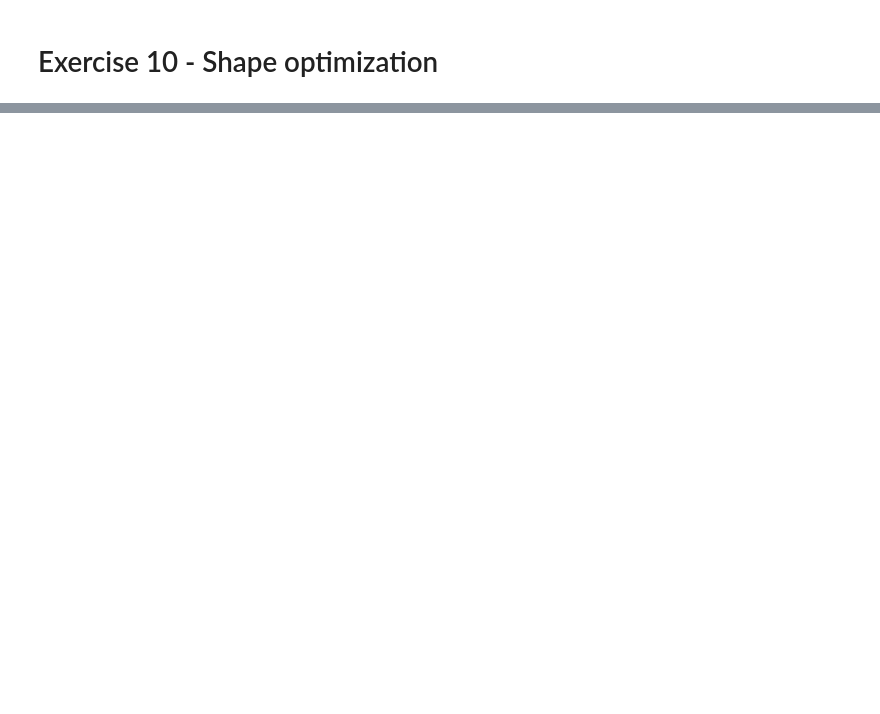
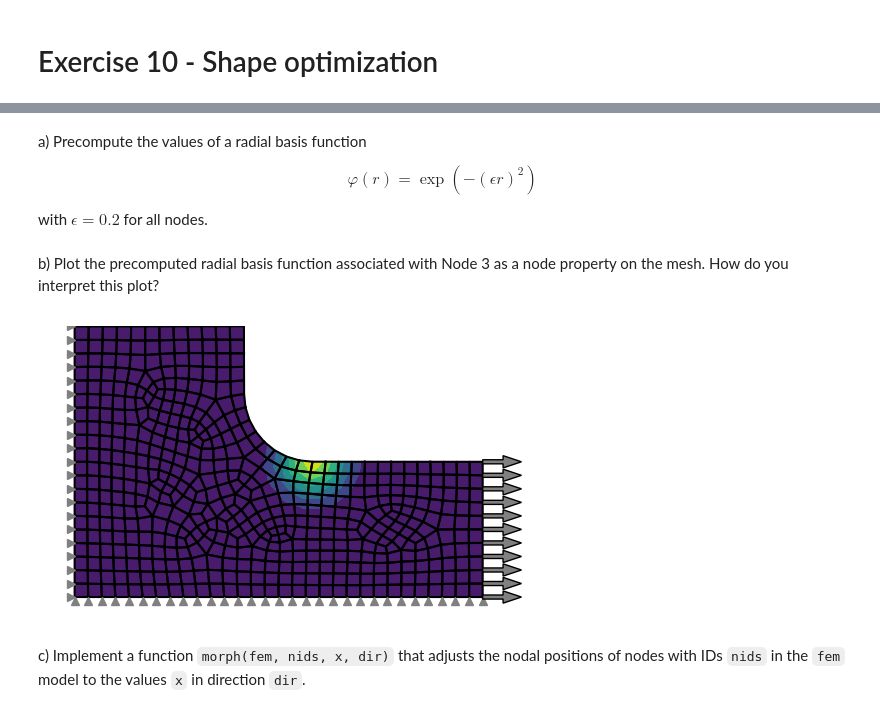
Before and after one commit to meyer-nils/structural_optimization, a Jupyter notebook: exercise_10_shape.ipynb, the cells around one changed output, grey strips where cells are left out. Saved outputs shown, nothing was run; the diff lists cells and outputs as text; code cells hidden in the pictures; blank space fills up the shorter version.

```diff
--- a/exercise_10_shape.ipynb
+++ b/exercise_10_shape.ipynb
@@ -270,0 +99,6 @@ plt.scatter(
+# %% [markdown]
+a) Precompute the values of a radial basis function
+
+$$\varphi(r) = \exp(-(\epsilon r)^2)$$
+
+with $\epsilon=0.2$ for all nodes.
@@ -270,0 +114,10 @@ plt.scatter(
+# %% [markdown]
+b) Plot the precomputed radial basis function associated with Node 3 as a node property on the mesh. How do you interpret this plot?
+# %%
+# Extract function values for RBF associated with Node 3
+rbf_3 = phi[3, :]
+fillet.plot(u, node_property=rbf_3)
+# %% [output]
+[figure, added]
+# %% [markdown]
+c) Implement a function `morph(fem, nids, x, dir)` that adjusts the nodal positions of nodes with IDs `nids` in the `fem` model to the values `x` in direction `dir`.
```
Also changed, not shown: parts of 47 cells of this notebook, 1 other file.
